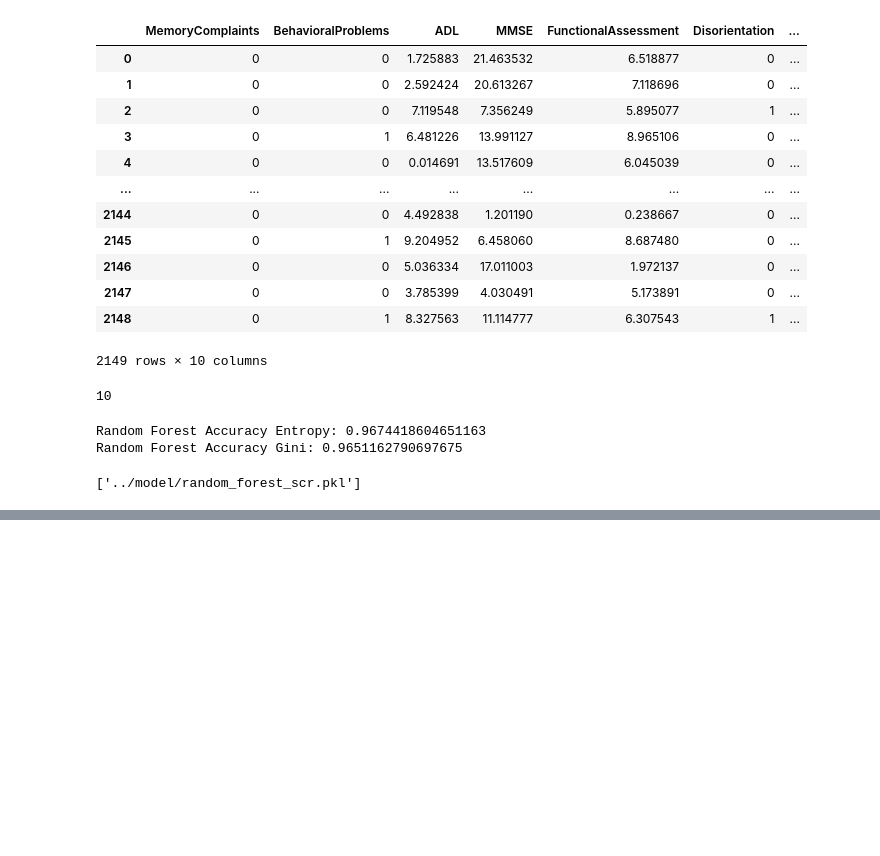
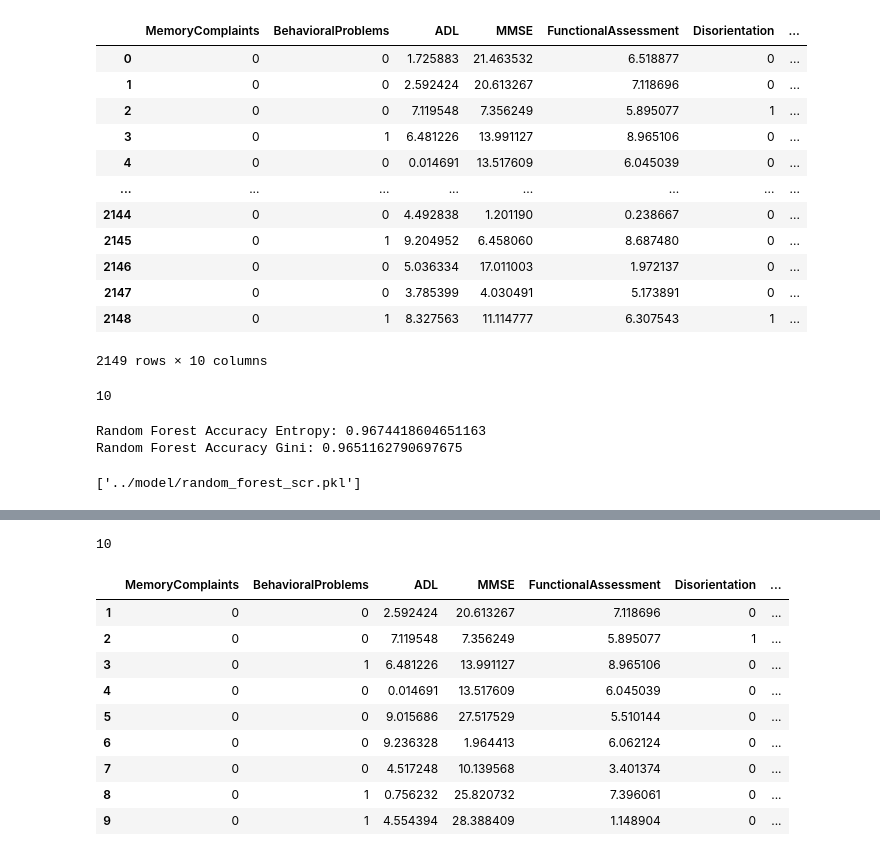
Before and after one commit to nguyenvanminh281005/vmingbe-ml, a Jupyter notebook: source_ipy/alzheimer_rf.ipynb, the cells around one changed output, grey strips where cells are left out. Drawn from its saved outputs; the diff is of its cells as text; code cells hidden in the pictures; blank space fills up the shorter version.

```diff
--- a/source_ipy/alzheimer_rf.ipynb
+++ b/source_ipy/alzheimer_rf.ipynb
@@ -601,3 +601,7 @@ Random Forest Accuracy Gini: 0.9651162790697675
 joblib.dump(rf_model_entropy, '../model/random_forest_scr.pkl')
 # %% [output]
 ['../model/random_forest_scr.pkl']
+# %%
+import pandas as pd
+df = pd.read_csv('../alzheimer_done.csv')
+df.head()
@@ -603,0 +615,4 @@ joblib.dump(rf_model_entropy, '../model/random_forest_scr.pkl')
+# %%
+liki = df.drop(['Diagnosis'],axis=1)
+liki = liki[:10]
+liki
@@ -603,0 +633,19 @@ joblib.dump(rf_model_entropy, '../model/random_forest_scr.pkl')
+# %%
+len(liki.columns)
+# %% [output]
+10
+# %%
+liki = liki[1:]
+# %%
+liki
+# %% [output]
+|  | MemoryComplaints | BehavioralProblems | ADL | MMSE | FunctionalAssessment | Disorientation | ... |
+| 1 | 0 | 0 | 2.592424 | 20.613267 | 7.118696 | 0 | ... |
+| 2 | 0 | 0 | 7.119548 | 7.356249 | 5.895077 | 1 | ... |
+| 3 | 0 | 1 | 6.481226 | 13.991127 | 8.965106 | 0 | ... |
+| 4 | 0 | 0 | 0.014691 | 13.517609 | 6.045039 | 0 | ... |
+| 5 | 0 | 0 | 9.015686 | 27.517529 | 5.510144 | 0 | ... |
+| 6 | 0 | 0 | 9.236328 | 1.964413 | 6.062124 | 0 | ... |
+| 7 | 0 | 0 | 4.517248 | 10.139568 | 3.401374 | 0 | ... |
+| 8 | 0 | 1 | 0.756232 | 25.820732 | 7.396061 | 0 | ... |
+| 9 | 0 | 1 | 4.554394 | 28.388409 | 1.148904 | 0 | ... |
```
Also changed, not shown: parts of 3 cells of this notebook, 4 other files.
